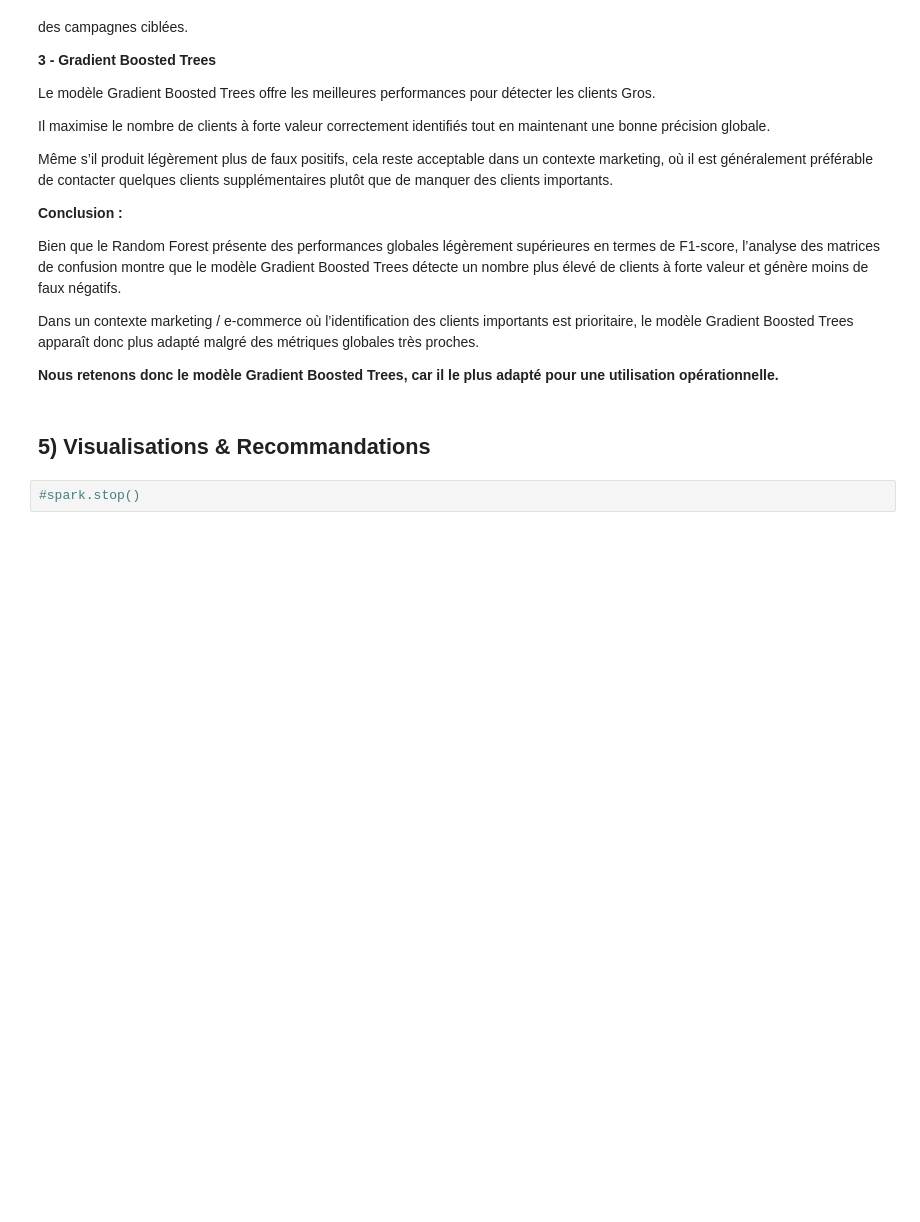
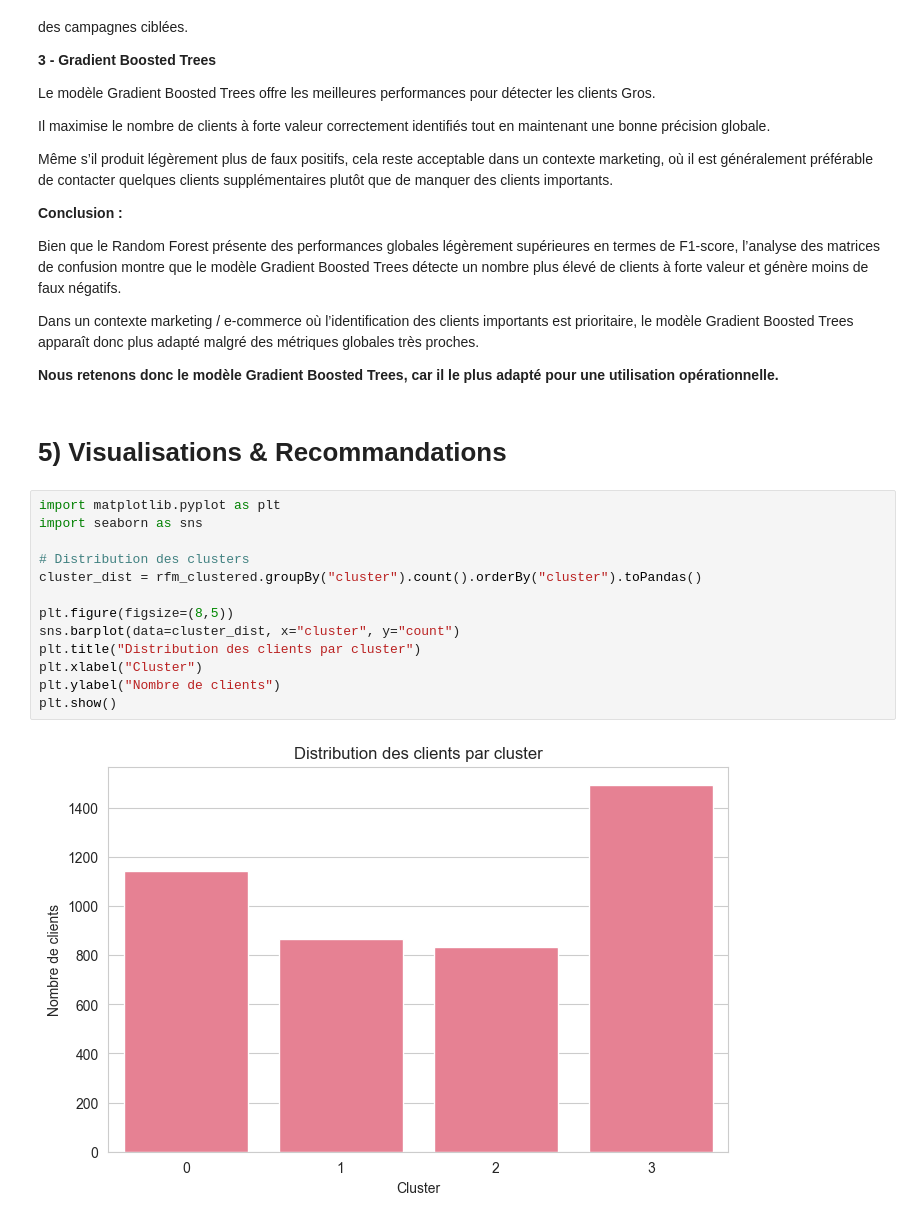
Before and after one commit to EdLac/spark-ecommerce, a Jupyter notebook: notebooks/ProjetFinal.ipynb, the cells around one changed output. Saved outputs shown, nothing was run; the diff lists cells and outputs as text; blank space fills up the shorter version.

Commit message:
graphs

```diff
--- a/notebooks/ProjetFinal.ipynb
+++ b/notebooks/ProjetFinal.ipynb
@@ -1745,6 +1732,19 @@ Dans un contexte marketing / e-commerce où l’identification des clients impor
 
 **Nous retenons donc le modèle Gradient Boosted Trees, car il le plus adapté pour une utilisation opérationnelle.**
 # %% [markdown]
-## 5) Visualisations & Recommandations
+# 5) Visualisations & Recommandations
 # %%
-#spark.stop()
+import matplotlib.pyplot as plt
+import seaborn as sns
+
+# Distribution des clusters
+cluster_dist = rfm_clustered.groupBy("cluster").count().orderBy("cluster").toPandas()
+
+plt.figure(figsize=(8,5))
+sns.barplot(data=cluster_dist, x="cluster", y="count")
+plt.title("Distribution des clients par cluster")
+plt.xlabel("Cluster")
+plt.ylabel("Nombre de clients")
+plt.show()
+# %% [output]
+[figure, added]
```
Also changed, not shown: parts of 55 cells of this notebook.
